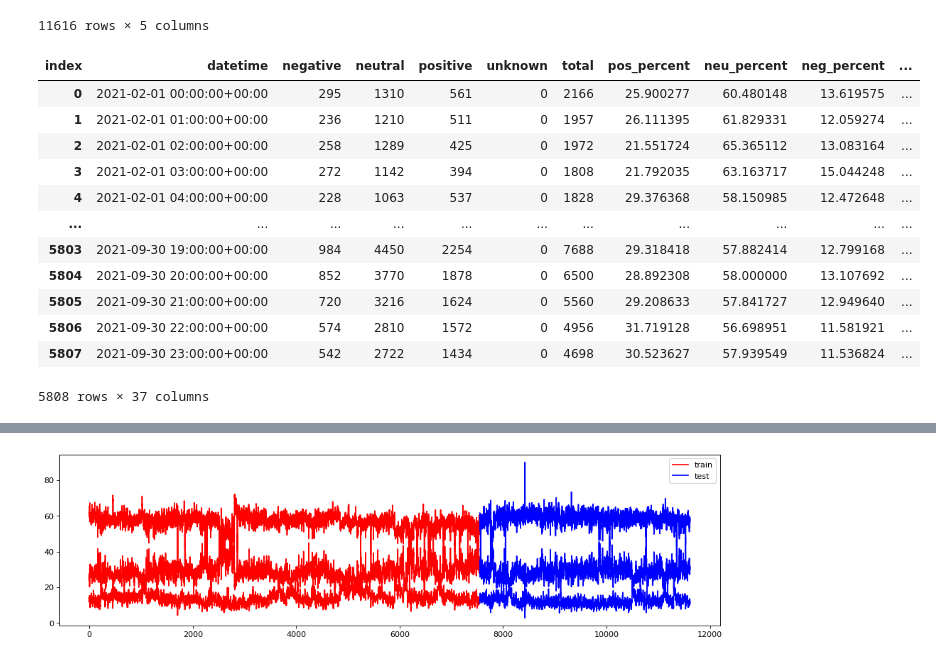
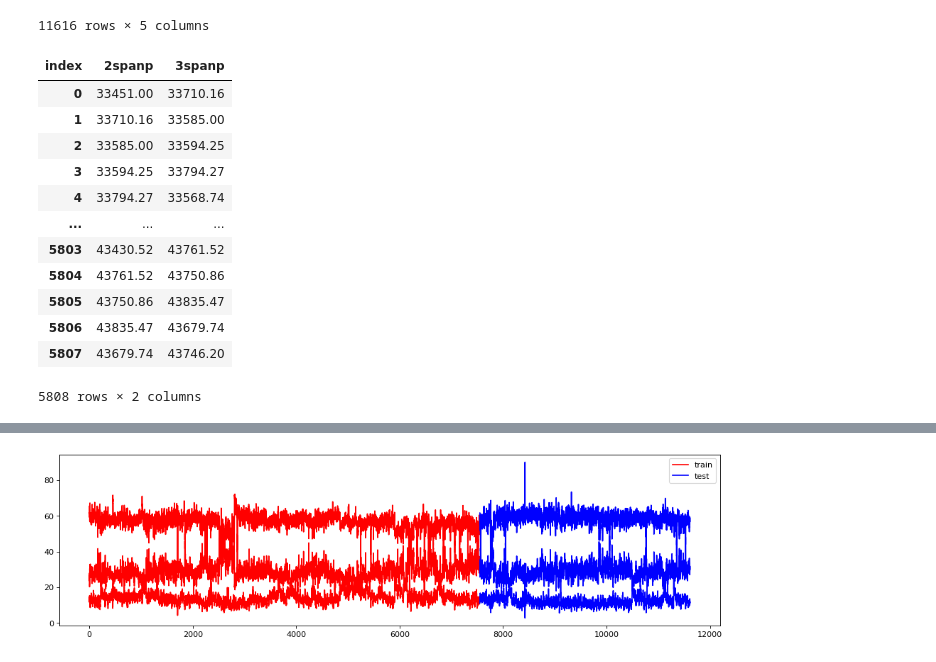
Before and after one commit to superzzp/Bitcoin-Price-Fluctuation-Twitter-Sentiment-Analysis, a Jupyter notebook: notebooks/1.0-zzp-aggregate-sentiments.ipynb, the cells around one changed output, grey strips where cells are left out. Drawn from its saved outputs; the diff is of its cells as text; code cells hidden in the pictures.

```diff
--- a/notebooks/1.0-zzp-aggregate-sentiments.ipynb
+++ b/notebooks/1.0-zzp-aggregate-sentiments.ipynb
@@ -356,21 +356,21 @@ assign_shift_target(one_h_span_j)
 assign_shift_target(two_h_span_j)
 assign_shift_target(fifteen_mins_span_j)
 # %%
-one_h_span_j
+one_h_span_j[['2spanp', '3spanp']]
 # %% [output]
-| index | datetime | negative | neutral | positive | unknown | total | pos_percent | neu_percent | neg_percent | ... |
-| 0 | 2021-02-01 00:00:00+00:00 | 295 | 1310 | 561 | 0 | 2166 | 25.900277 | 60.480148 | 13.619575 | ... |
-| 1 | 2021-02-01 01:00:00+00:00 | 236 | 1210 | 511 | 0 | 1957 | 26.111395 | 61.829331 | 12.059274 | ... |
-| 2 | 2021-02-01 02:00:00+00:00 | 258 | 1289 | 425 | 0 | 1972 | 21.551724 | 65.365112 | 13.083164 | ... |
-| 3 | 2021-02-01 03:00:00+00:00 | 272 | 1142 | 394 | 0 | 1808 | 21.792035 | 63.163717 | 15.044248 | ... |
-| 4 | 2021-02-01 04:00:00+00:00 | 228 | 1063 | 537 | 0 | 1828 | 29.376368 | 58.150985 | 12.472648 | ... |
-| ... | ... | ... | ... | ... | ... | ... | ... | ... | ... | ... |
-| 5803 | 2021-09-30 19:00:00+00:00 | 984 | 4450 | 2254 | 0 | 7688 | 29.318418 | 57.882414 | 12.799168 | ... |
-| 5804 | 2021-09-30 20:00:00+00:00 | 852 | 3770 | 1878 | 0 | 6500 | 28.892308 | 58.000000 | 13.107692 | ... |
-| 5805 | 2021-09-30 21:00:00+00:00 | 720 | 3216 | 1624 | 0 | 5560 | 29.208633 | 57.841727 | 12.949640 | ... |
-| 5806 | 2021-09-30 22:00:00+00:00 | 574 | 2810 | 1572 | 0 | 4956 | 31.719128 | 56.698951 | 11.581921 | ... |
-| 5807 | 2021-09-30 23:00:00+00:00 | 542 | 2722 | 1434 | 0 | 4698 | 30.523627 | 57.939549 | 11.536824 | ... |
+| index | 2spanp | 3spanp |
+| 0 | 33451.00 | 33710.16 |
+| 1 | 33710.16 | 33585.00 |
+| 2 | 33585.00 | 33594.25 |
+| 3 | 33594.25 | 33794.27 |
+| 4 | 33794.27 | 33568.74 |
+| ... | ... | ... |
+| 5803 | 43430.52 | 43761.52 |
+| 5804 | 43761.52 | 43750.86 |
+| 5805 | 43750.86 | 43835.47 |
+| 5806 | 43835.47 | 43679.74 |
+| 5807 | 43679.74 | 43746.20 |
-5808 rows × 37 columns
+5808 rows × 2 columns
 # %%
 import pytz
 def filter_time(df):
```
Also changed, not shown: parts of 11 cells of this notebook, 1 other file.
